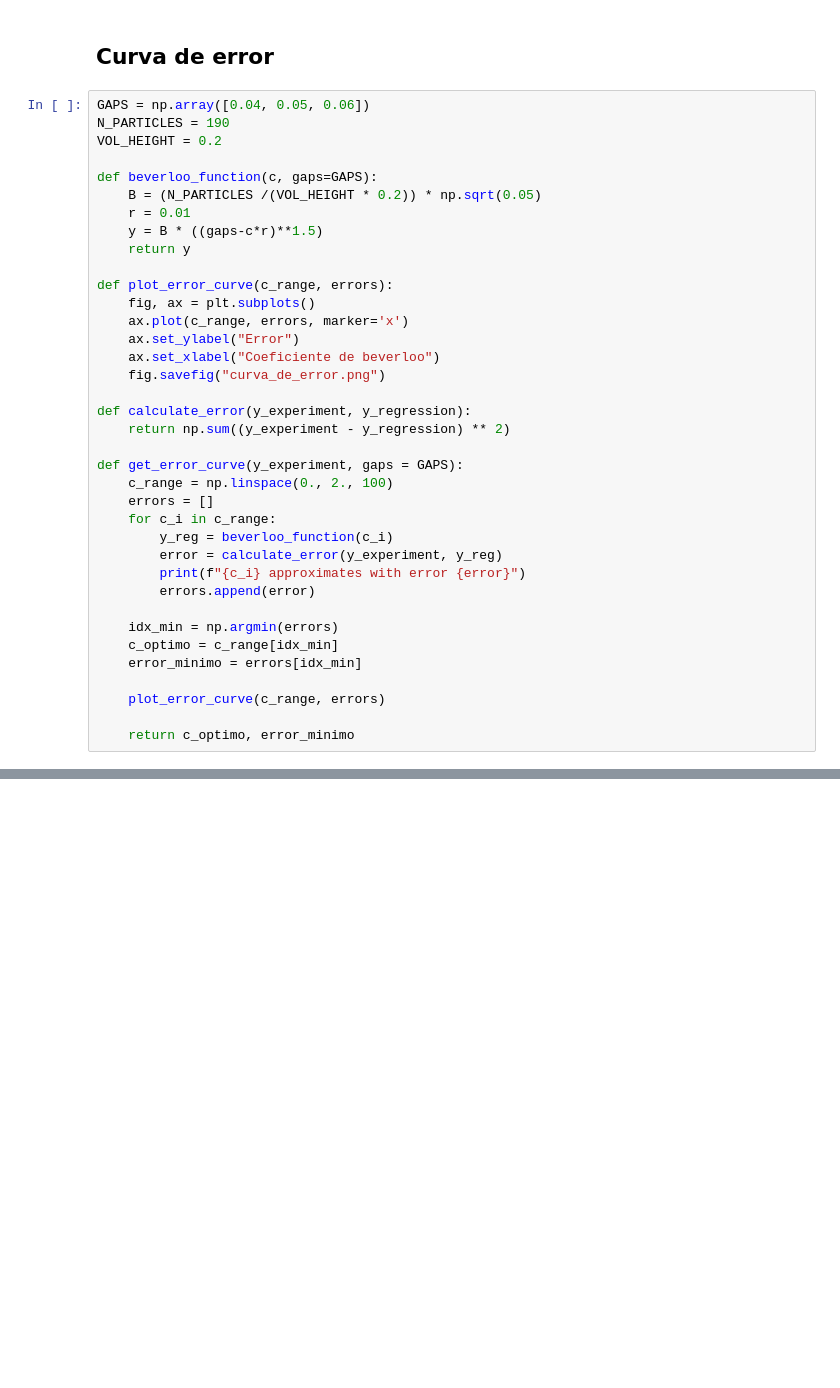
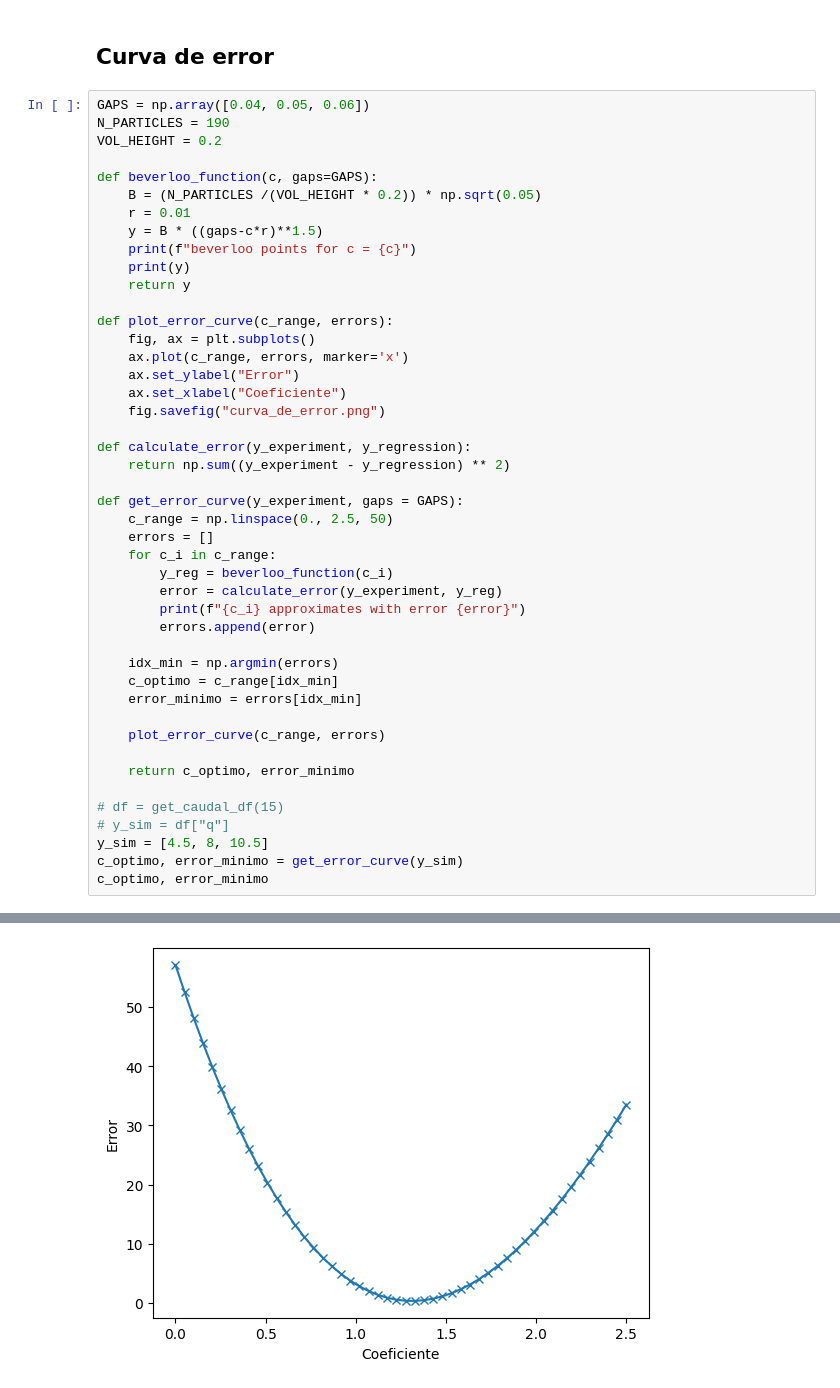
Before and after one commit to shadad00/Simulacion-de-sistemas, a Jupyter notebook: notebooks/TP5.ipynb, the cells around one changed output, grey strips where cells are left out. Drawn from its saved outputs; the diff is of its cells as text; blank space fills up the shorter version.

Commit message:
Cambios curva de error

```diff
--- a/notebooks/TP5.ipynb
+++ b/notebooks/TP5.ipynb
@@ -446,20 +412,22 @@ def beverloo_function(c, gaps=GAPS):
     B = (N_PARTICLES /(VOL_HEIGHT * 0.2)) * np.sqrt(0.05)
     r = 0.01
     y = B * ((gaps-c*r)**1.5)
+    print(f"beverloo points for c = {c}")
+    print(y)
     return y
 
 def plot_error_curve(c_range, errors):
     fig, ax = plt.subplots()
     ax.plot(c_range, errors, marker='x')
     ax.set_ylabel("Error")
-    ax.set_xlabel("Coeficiente de beverloo")
+    ax.set_xlabel("Coeficiente")
     fig.savefig("curva_de_error.png")
 
 def calculate_error(y_experiment, y_regression):
     return np.sum((y_experiment - y_regression) ** 2)
 
 def get_error_curve(y_experiment, gaps = GAPS):
-    c_range = np.linspace(0., 2., 100)
+    c_range = np.linspace(0., 2.5, 50)
     errors = []
     for c_i in c_range:
         y_reg = beverloo_function(c_i)
@@ -474,3 +442,10 @@ def get_error_curve(y_experiment, gaps = GAPS):
     plot_error_curve(c_range, errors)
 
     return c_optimo, error_minimo
+
+# df = get_caudal_df(15)
+# y_sim = df["q"]
+y_sim = [4.5, 8, 10.5]
+c_optimo, error_minimo = get_error_curve(y_sim)
+c_optimo, error_minimo
+# %% [output]
@@ -476,0 +470 @@ def get_error_curve(y_experiment, gaps = GAPS):
+[figure, added]
```
Also changed, not shown: parts of 11 cells of this notebook.
